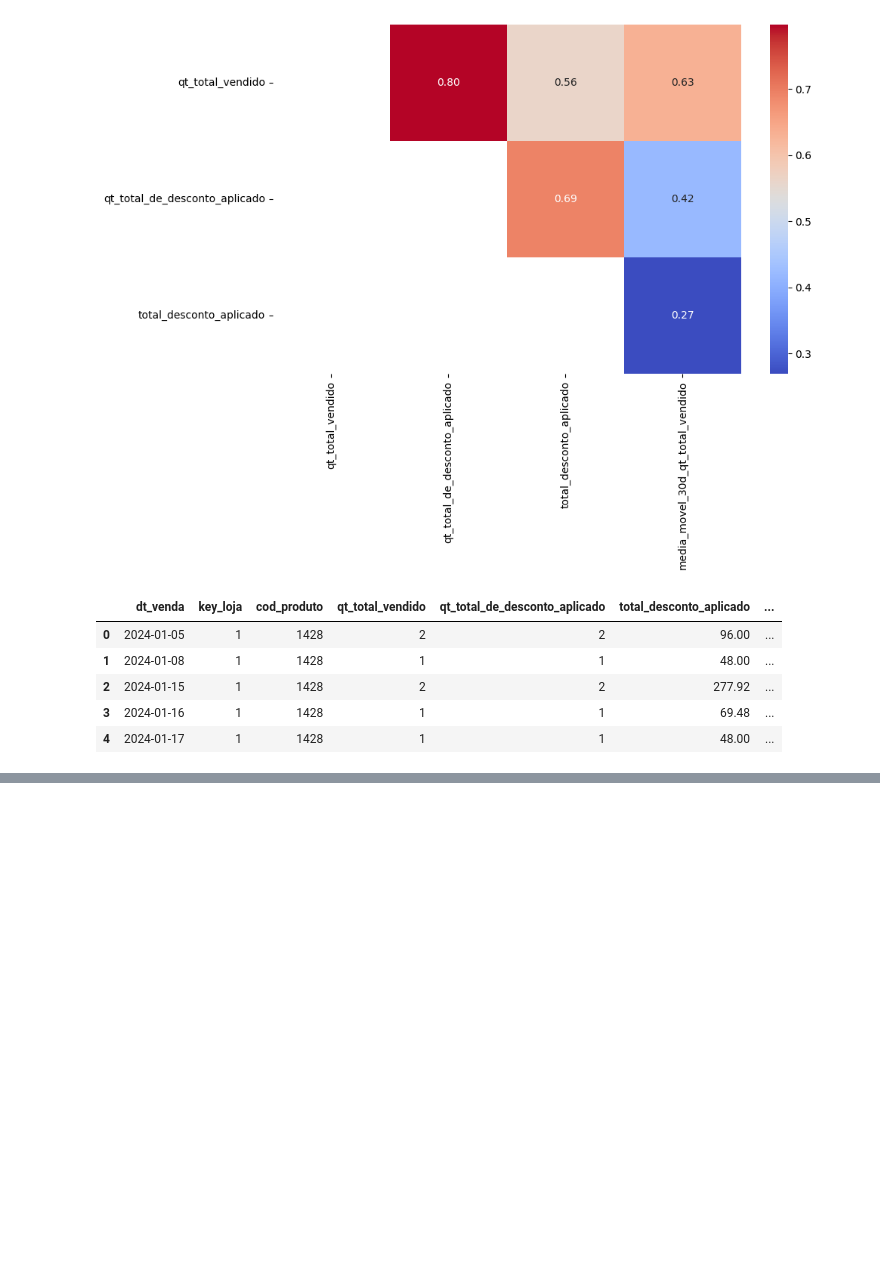
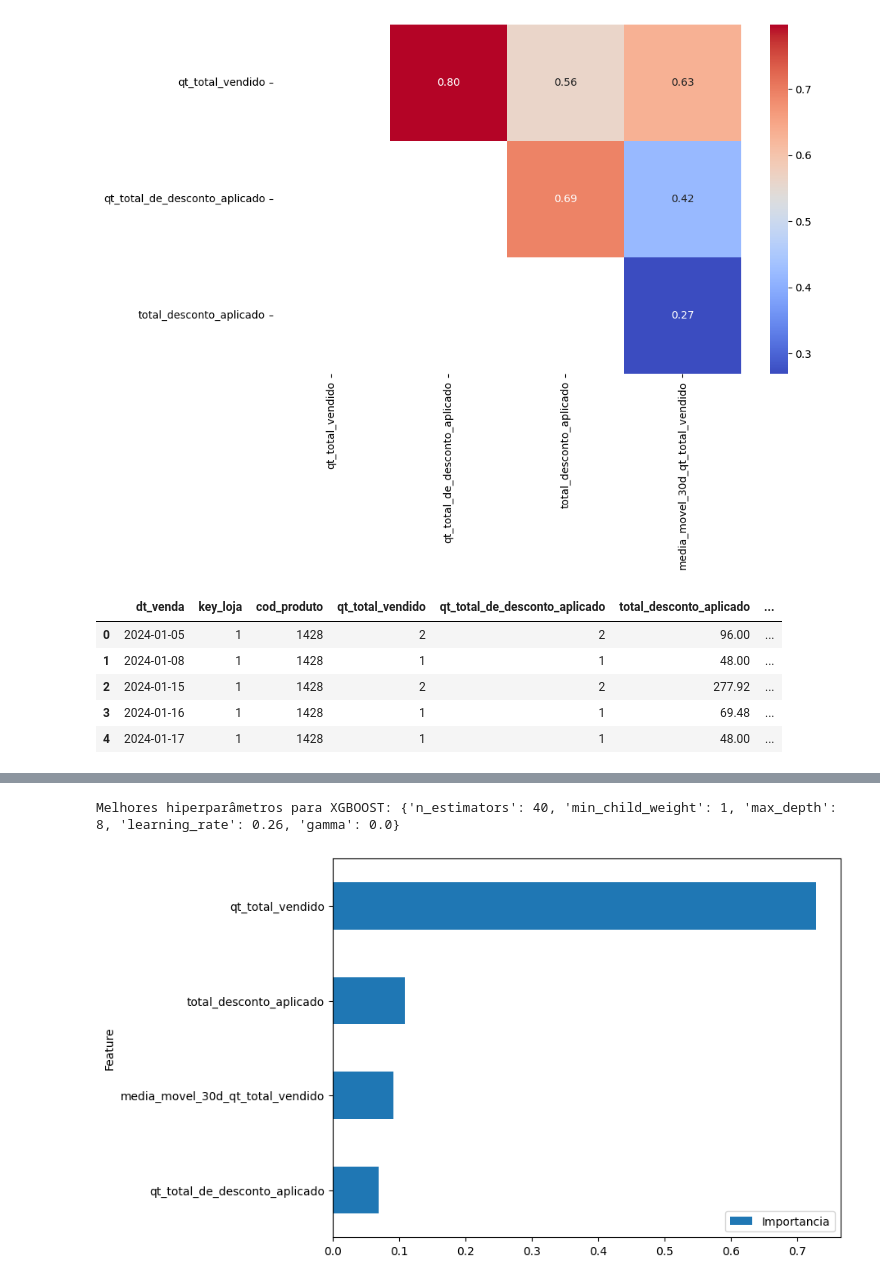
Before and after one commit to MaxwellPaparelli/Case, a Jupyter notebook: notebooks/notebook_case.ipynb, the cells around one changed output, grey strips where cells are left out. Drawn from its saved outputs; the diff is of its cells as text; code cells hidden in the pictures; blank space fills up the shorter version.

Commit message:
Modelo feito, falta apenas,fazer a engenharia de quando aciona-lo

```diff
--- a/notebooks/notebook_case.ipynb
+++ b/notebooks/notebook_case.ipynb
@@ -512,2 +535,24 @@ KeyboardInterrupt:
 # %%
 cv = KFold(n_splits = 10, shuffle = True, random_state = 123)
+# %%
+scoring = {'neg_root_mean_squared_error': 'neg_root_mean_squared_error', 'neg_mean_absolute_error': 'neg_mean_absolute_error', 'neg_mean_absolute_percentage_error': 'neg_mean_absolute_percentage_error', 'r2': 'r2'}
+# %%
+modelo_final = RandomizedSearchCV(melhor_modelo.estimator, modelos[melhor_algoritmo][1], cv = cv, scoring = scoring, refit = 'neg_root_mean_squared_error', n_iter = 50, random_state = 123, n_jobs = -1)
+modelo_final.fit(X_sample_transformed, y_sample)
+
+print(f"Melhores hiperparâmetros para {melhor_algoritmo}: {modelo_final.best_params_}")
+# %% [output]
+Melhores hiperparâmetros para XGBOOST: {'n_estimators': 40, 'min_child_weight': 1, 'max_depth': 8, 'learning_rate': 0.26, 'gamma': 0.0}
+# %%
+features_qualitativas = X_sample.select_dtypes(include = ['object', 'category']).columns
+features_qualitativas = pre_processamento.named_transformers_['cat'].get_feature_names_out(features_qualitativas) if not features_qualitativas.empty else features_qualitativas
+features_quantitativas = X_sample.select_dtypes(include = ['int64', 'float64']).columns
+features = list(features_qualitativas) + list(features_quantitativas)
+# %%
+importancias = modelo_final.best_estimator_.feature_importances_
+# %%
+df_importancias = pd.DataFrame({'Feature': features, 'Importancia': importancias}).sort_values(by = 'Importancia', ascending = True).tail(20)
+df_importancias.plot.barh(x = 'Feature', y = 'Importancia', figsize = (8, 6))
+plt.show()
+# %% [output]
+[figure, added]
```
Also changed, not shown: parts of 13 cells of this notebook.
